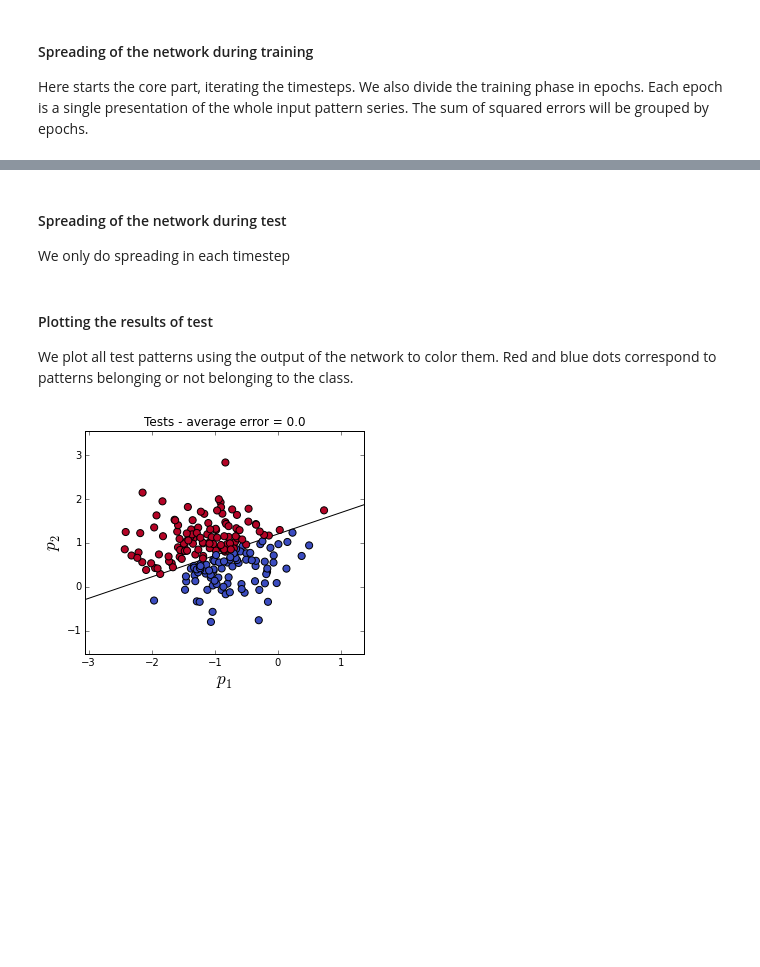
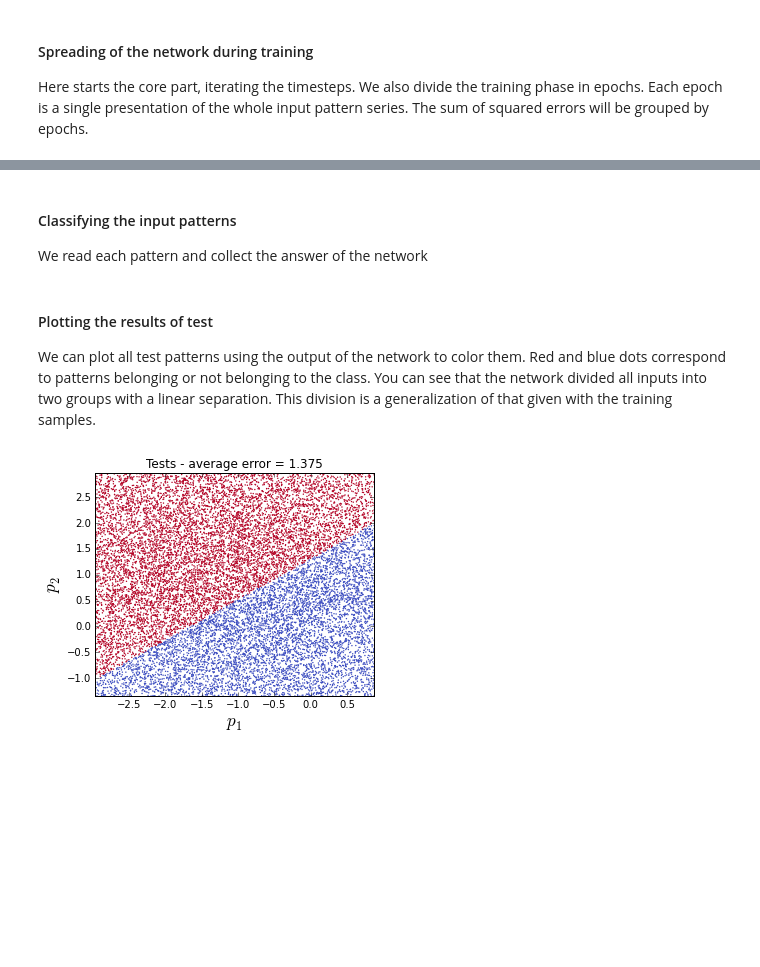
Before and after one commit to cecconeurale/neunet-basics, a Jupyter notebook: course/perceptron-simple-simulation.ipynb, the cells around one changed output, grey strips where cells are left out. Saved outputs shown, nothing was run; the diff lists cells and outputs as text; code cells hidden in the pictures; blank space fills up the shorter version.

```diff
--- a/course/perceptron-simple-simulation.ipynb
+++ b/course/perceptron-simple-simulation.ipynb
@@ -192,7 +194,7 @@ Now we create a new dataset to test the network:
 # Test
 
 # Number of test patterns
-n_patterns = 200
+n_patterns = 50000
 
 # Generating test data - we use a single repeated centroid
 # so we have a single population of points expanding across
@@ -202,16 +204,22 @@ test_centroid = lower_bound +(upper_bound-lower_bound)/2.0
 # Generating test data - build_dataset function from utils.py.
 # We change the standard deviation
 data = build_dataset(n_patterns,
-                      centroids1 = [ test_centroid ],
-                      centroids2 = [ test_centroid ],
-                      std_deviation = 0.6 )
+                      centroids1 = [ test_centroid ], # we use the same centroids for class
+                      centroids2 = [ test_centroid ], # and non-class
+                      std_deviation = 2.6 ) # we want the test samples
+                                            # to be sparsely distributed
 
 # Each row of P is a test pattern
 P = data[:,:2]
 
-# Each element of o is the desired output
-# relative to an input pattern
-o = data[:,2]
+# Create the figure
+fig = figure(figsize=(5,4))
 
-y = zeros(n_patterns)
-squared_errors = zeros(n_patterns)
+title('Tests - average error = {}'.format(mean(squared_errors).round(4)))
+
+# Show points
+ax = scatter(*P.T, s = 2,  edgecolors='none', zorder = 2  )
+
+xlim( [lower_bound[0], upper_bound[0]] )
+ylim( [lower_bound[1], upper_bound[1]] )
+show()
@@ -218,4 +228,4 @@ squared_errors = zeros(n_patterns)
-# %% [markdown]
-#### Spreading of the network during test
-We only do spreading in each timestep
+# %% [markdown]
+#### Classifying the input patterns
+We read each pattern and collect the answer of the network
 # %%
@@ -232,44 +244,27 @@ for t in xrange(n_patterns) :
     y[t] = step(net)
 # %% [markdown]
 #### Plotting the results of test
-We plot all test patterns using the output of the network to color them. Red and blue dots correspond to patterns belonging or not belonging to the class.
+We can plot all test patterns using the output of the network to color them. Red and blue dots correspond to patterns belonging or not belonging to the class. You can see that the network divided all inputs into two groups with a linear separation. This division is a generalization of that given with the training samples.
 # %%
-# Evaluate bounds
-upper_bound = P.max(0) + 0.2*(P.max(0)-P.min(0))
-lower_bound = P.min(0) - 0.2*(P.max(0)-P.min(0))
 
 # Create the figure
 fig = figure(figsize=(5,4))
 
 
 title('Tests - average error = {}'.format(mean(squared_errors).round(4)))
 
-# Chose the x-axis coords of the
-# two points to plot the decision
-# boundary line
-x1 = array([lower_bound[0],upper_bound[0]])
-
-# Calculate the y-axis coords ofi the
-# two points to plot the decision
-# boundary line
-
-# Evaluate x2 based on final weights
-x2 = -(w[1]*x1 + w[0])/w[2]
-
-# Plot
-plot(x1,x2, c= '#000000', linewidth = 1, zorder = 1)
 
 # Show points
-ax = scatter(*P.T, s = 50,  c = 2*y -1, zorder = 2, cmap = cm.coolwarm )
+ax = scatter(*P.T, s = 2,  c = y, edgecolors='none', zorder = 2, cmap = cm.coolwarm )
 
 #limits
 xlim( [lower_bound[0], upper_bound[0]] )
 ylim( [lower_bound[1], upper_bound[1]] )
 xlabel("$p_1$", size = 'xx-large')
 ylabel("$p_2$", size = 'xx-large')
 show()
 # %% [output]
-[figure, old version]
+[figure, new version]
 # %% [markdown]
 <br><br><br><br><br><br><br><br><br><br><br><br><br><br><br><br><br><br><br><br><br><br><br><br><br><br><br><br><br><br><br><br><br><br><br><br><br><br><br><br><br><br>
 The next cell is just for styling
```
Also changed, not shown: parts of 7 cells of this notebook, 2 other files.
